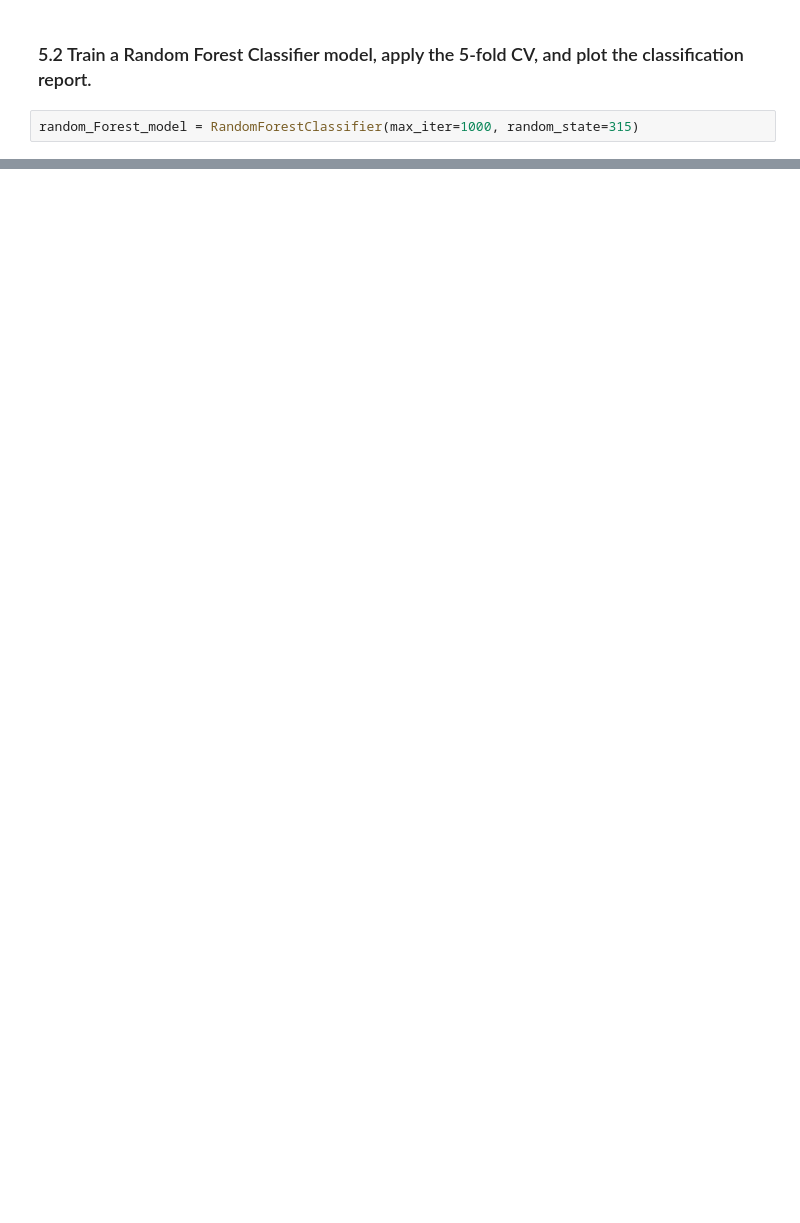
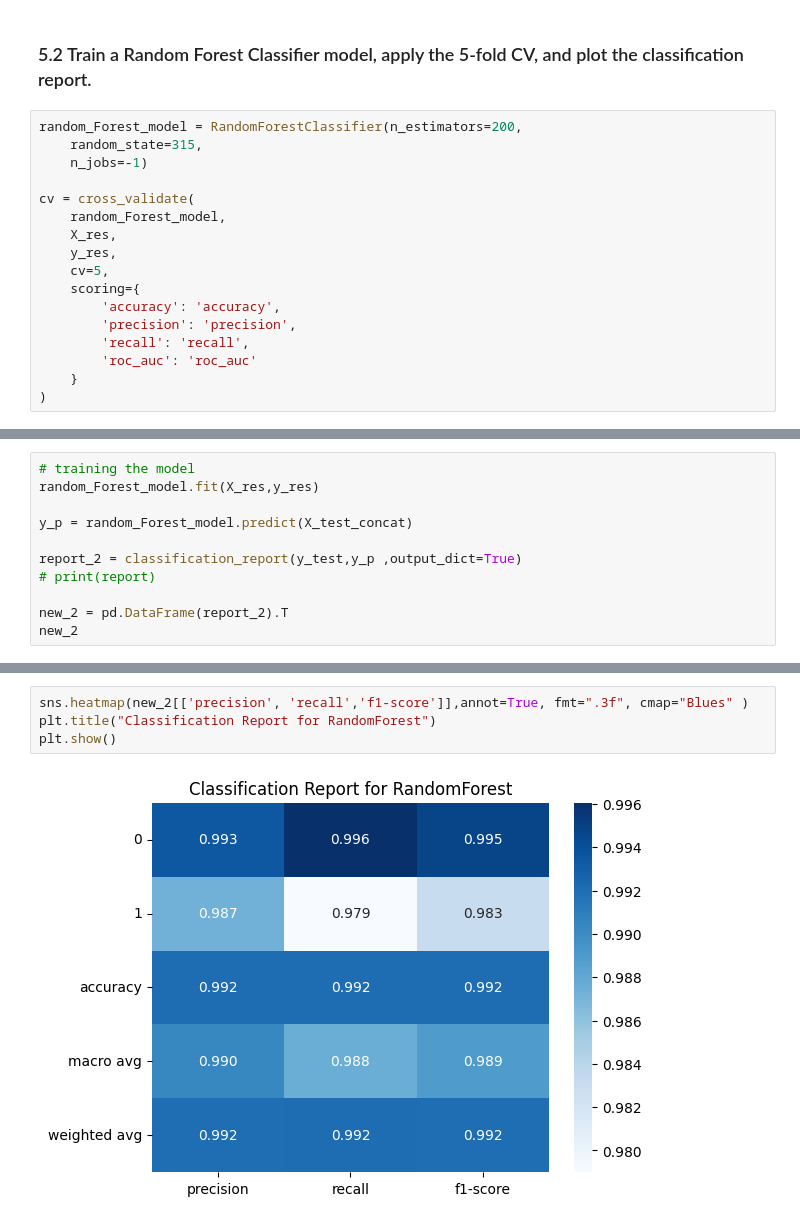
Before and after one commit to Mesterumit/Employee_Turnover_model, a Jupyter notebook: Employee_Turnover_App.ipynb, the cells around one changed output, grey strips where cells are left out. Drawn from its saved outputs; the diff is of its cells as text; blank space fills up the shorter version.

```diff
--- a/Employee_Turnover_App.ipynb
+++ b/Employee_Turnover_App.ipynb
@@ -525,4 +560,19 @@ plt.show()
 # %% [markdown]
 ### 5.2 Train a Random Forest Classifier model, apply the 5-fold CV, and plot the classification report.
 # %%
-random_Forest_model = RandomForestClassifier(max_iter=1000, random_state=315)
+random_Forest_model = RandomForestClassifier(n_estimators=200,
+    random_state=315,
+    n_jobs=-1)
+
+cv = cross_validate(
+    random_Forest_model,
+    X_res,
+    y_res,
+    cv=5,
+    scoring={
+        'accuracy': 'accuracy',
+        'precision': 'precision',
+        'recall': 'recall',
+        'roc_auc': 'roc_auc'
+    }
+)
@@ -530,0 +613,11 @@ NameError: name 'RandomForestClassifier' is not defined
+# %%
+# training the model
+random_Forest_model.fit(X_res,y_res)
+
+y_p = random_Forest_model.predict(X_test_concat)
+
+report_2 = classification_report(y_test,y_p ,output_dict=True)
+# print(report)
+
+new_2 = pd.DataFrame(report_2).T
+new_2
@@ -530,0 +631,6 @@ NameError: name 'RandomForestClassifier' is not defined
+# %%
+sns.heatmap(new_2[['precision', 'recall','f1-score']],annot=True, fmt=".3f", cmap="Blues" )
+plt.title("Classification Report for RandomForest")
+plt.show()
+# %% [output]
+[figure, added]
```
Also changed, not shown: parts of 35 cells of this notebook.
